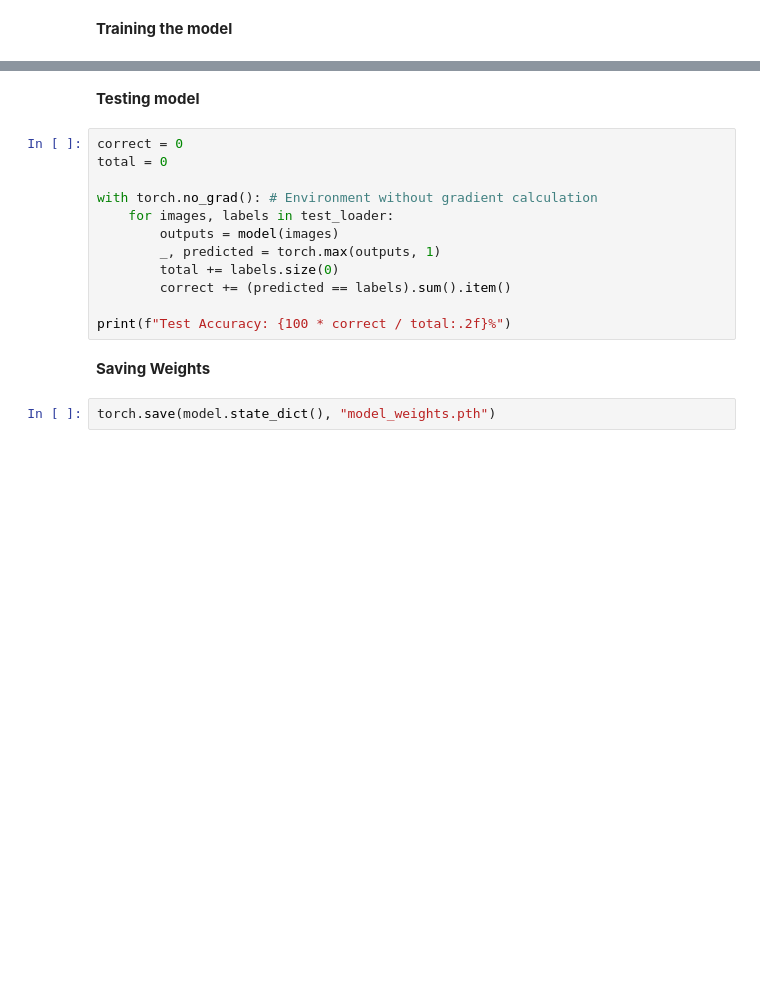
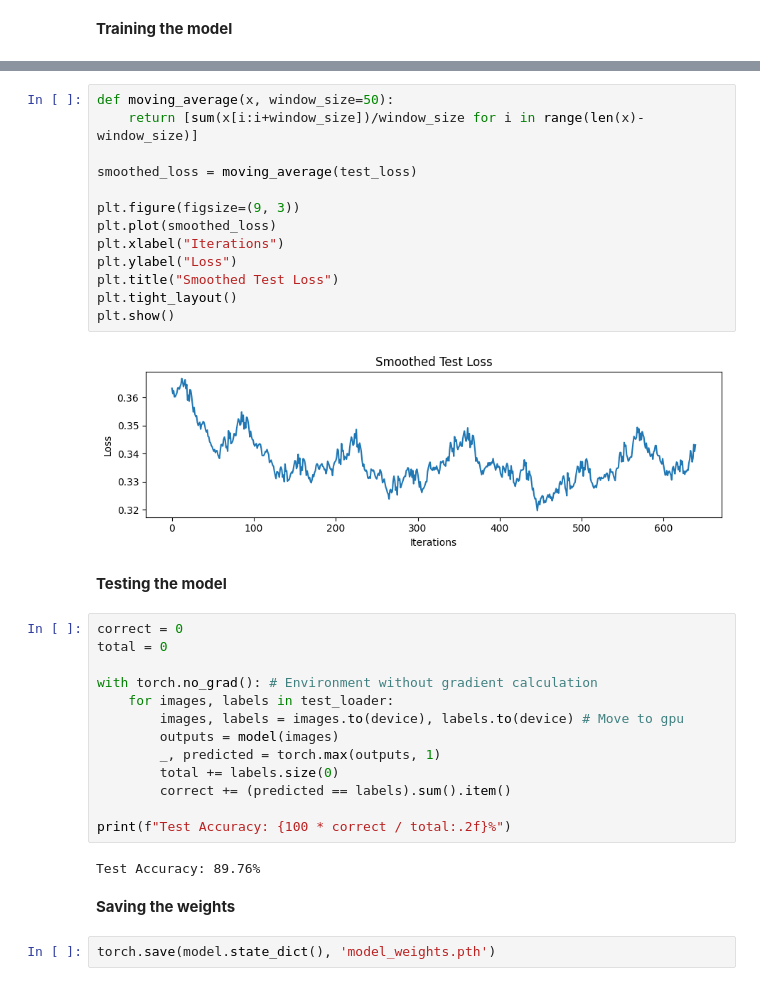
Before and after one commit to Davigbit/TextRecognition, a Jupyter notebook: src/model/training.ipynb, the cells around one changed output, grey strips where cells are left out. Drawn from its saved outputs; the diff is of its cells as text; blank space fills up the shorter version.

```diff
--- a/src/model/training.ipynb
+++ b/src/model/training.ipynb
@@ -157,18 +178,36 @@ plt.show()
+# %%
+def moving_average(x, window_size=50):
+    return [sum(x[i:i+window_size])/window_size for i in range(len(x)-window_size)]
+
+smoothed_loss = moving_average(test_loss)
+
+plt.figure(figsize=(9, 3))
+plt.plot(smoothed_loss)
+plt.xlabel("Iterations")
+plt.ylabel("Loss")
+plt.title("Smoothed Test Loss")
+plt.tight_layout()
+plt.show()
+# %% [output]
+[figure, added]
 # %% [markdown]
-**Testing model**
+**Testing the model**
 # %%
 correct = 0
 total = 0
 
 with torch.no_grad(): # Environment without gradient calculation
     for images, labels in test_loader:
+        images, labels = images.to(device), labels.to(device) # Move to gpu
         outputs = model(images)
         _, predicted = torch.max(outputs, 1)
         total += labels.size(0)
         correct += (predicted == labels).sum().item()
 
 print(f"Test Accuracy: {100 * correct / total:.2f}%")
+# %% [output]
+Test Accuracy: 89.76%
 # %% [markdown]
-**Saving Weights**
+**Saving the weights**
 # %%
-torch.save(model.state_dict(), "model_weights.pth")
+torch.save(model.state_dict(), 'model_weights.pth')
```
Also changed, not shown: parts of 14 cells of this notebook, 4 other files.
